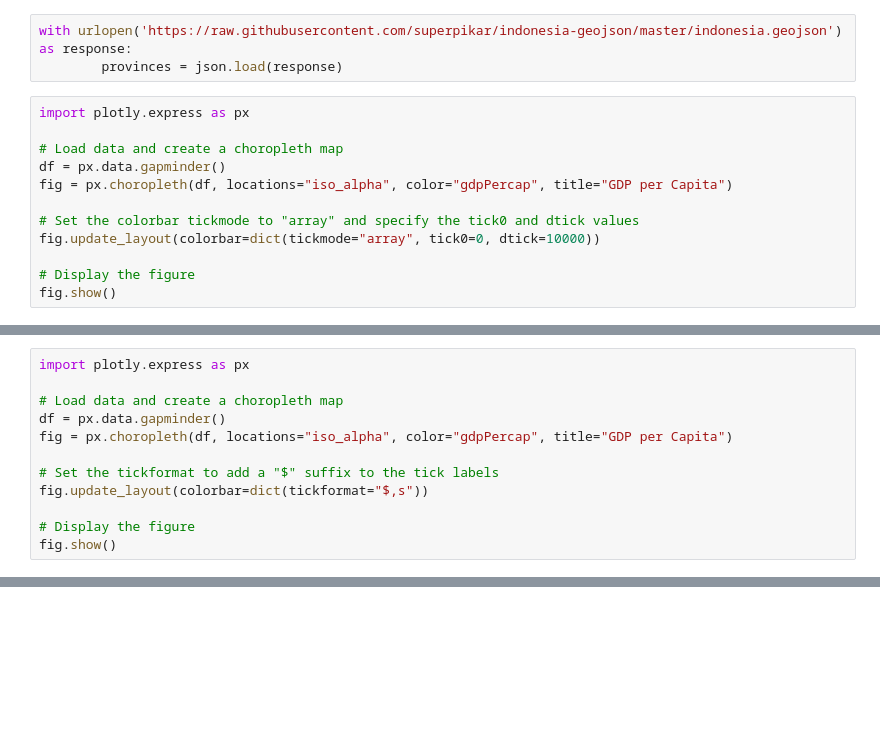
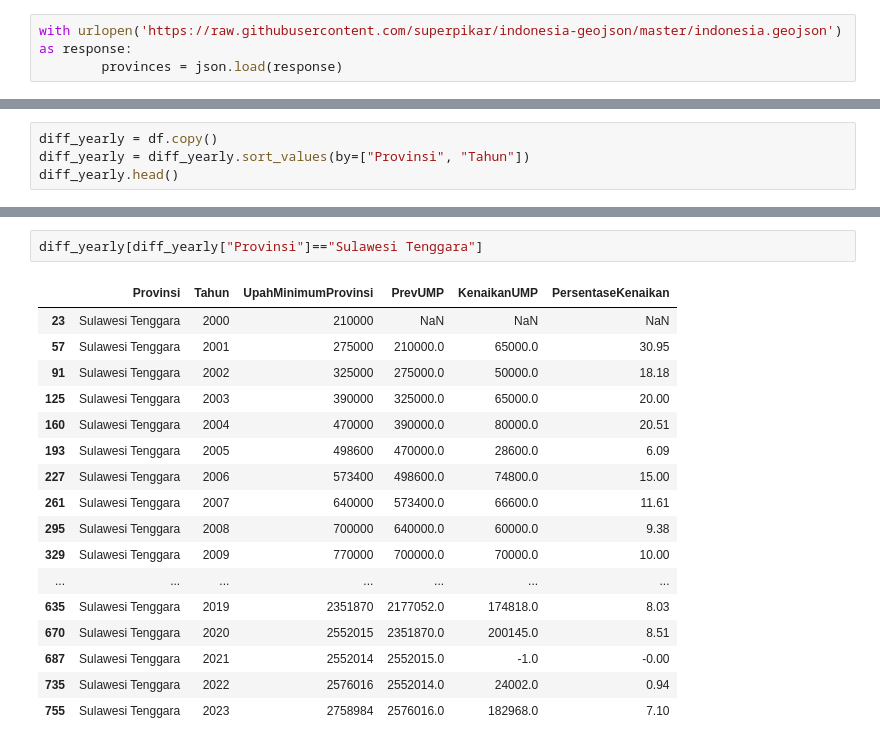
Before and after one commit to datawithalvin/indonesia-provinces-minimum-wage, a Jupyter notebook: notebooks/build-data-viz.ipynb, the cells around one changed output, grey strips where cells are left out. Drawn from its saved outputs; the diff is of its cells as text; blank space fills up the shorter version.

```diff
--- a/notebooks/build-data-viz.ipynb
+++ b/notebooks/build-data-viz.ipynb
@@ -131,16 +123,4 @@ nextyear.tail()
 # %%
 with urlopen('https://raw.githubusercontent.com/superpikar/indonesia-geojson/master/indonesia.geojson') as response:
         provinces = json.load(response)
-# %%
-import plotly.express as px
-
-# Load data and create a choropleth map
-df = px.data.gapminder()
-fig = px.choropleth(df, locations="iso_alpha", color="gdpPercap", title="GDP per Capita")
-
-# Set the colorbar tickmode to "array" and specify the tick0 and dtick values
-fig.update_layout(colorbar=dict(tickmode="array", tick0=0, dtick=10000))
-
-# Display the figure
-fig.show()
 # %%
@@ -175,12 +183,0 @@ fig.show()
-# %%
-import plotly.express as px
-
-# Load data and create a choropleth map
-df = px.data.gapminder()
-fig = px.choropleth(df, locations="iso_alpha", color="gdpPercap", title="GDP per Capita")
-
-# Set the tickformat to add a "$" suffix to the tick labels
-fig.update_layout(colorbar=dict(tickformat="$,s"))
-
-# Display the figure
-fig.show()
@@ -212,0 +230,4 @@ fig.show()
+# %%
+diff_yearly = df.copy()
+diff_yearly = diff_yearly.sort_values(by=["Provinsi", "Tahun"])
+diff_yearly.head()
@@ -212,0 +263,20 @@ fig.show()
+# %%
+diff_yearly[diff_yearly["Provinsi"]=="Sulawesi Tenggara"]
+# %% [output]
+|  | Provinsi | Tahun | UpahMinimumProvinsi | PrevUMP | KenaikanUMP | PersentaseKenaikan |
+| 23 | Sulawesi Tenggara | 2000 | 210000 | NaN | NaN | NaN |
+| 57 | Sulawesi Tenggara | 2001 | 275000 | 210000.0 | 65000.0 | 30.95 |
+| 91 | Sulawesi Tenggara | 2002 | 325000 | 275000.0 | 50000.0 | 18.18 |
+| 125 | Sulawesi Tenggara | 2003 | 390000 | 325000.0 | 65000.0 | 20.00 |
+| 160 | Sulawesi Tenggara | 2004 | 470000 | 390000.0 | 80000.0 | 20.51 |
+| 193 | Sulawesi Tenggara | 2005 | 498600 | 470000.0 | 28600.0 | 6.09 |
+| 227 | Sulawesi Tenggara | 2006 | 573400 | 498600.0 | 74800.0 | 15.00 |
+| 261 | Sulawesi Tenggara | 2007 | 640000 | 573400.0 | 66600.0 | 11.61 |
+| 295 | Sulawesi Tenggara | 2008 | 700000 | 640000.0 | 60000.0 | 9.38 |
+| 329 | Sulawesi Tenggara | 2009 | 770000 | 700000.0 | 70000.0 | 10.00 |
+| ... | ... | ... | ... | ... | ... | ... |
+| 635 | Sulawesi Tenggara | 2019 | 2351870 | 2177052.0 | 174818.0 | 8.03 |
+| 670 | Sulawesi Tenggara | 2020 | 2552015 | 2351870.0 | 200145.0 | 8.51 |
+| 687 | Sulawesi Tenggara | 2021 | 2552014 | 2552015.0 | -1.0 | -0.00 |
+| 735 | Sulawesi Tenggara | 2022 | 2576016 | 2552014.0 | 24002.0 | 0.94 |
+| 755 | Sulawesi Tenggara | 2023 | 2758984 | 2576016.0 | 182968.0 | 7.10 |
```
Also changed, not shown: parts of 27 cells of this notebook, 6 other files.
